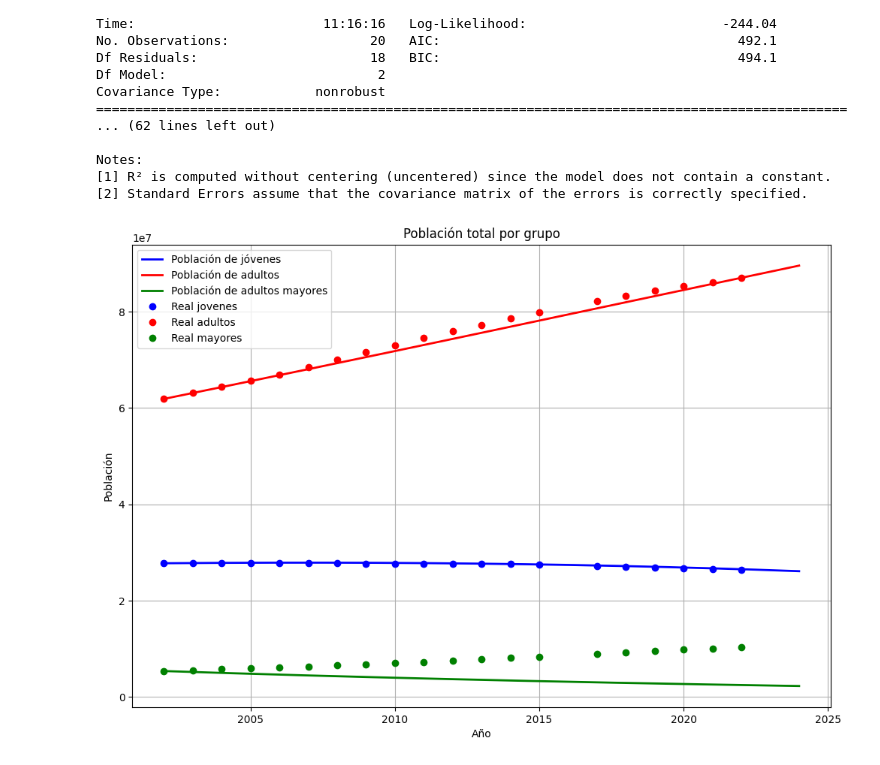
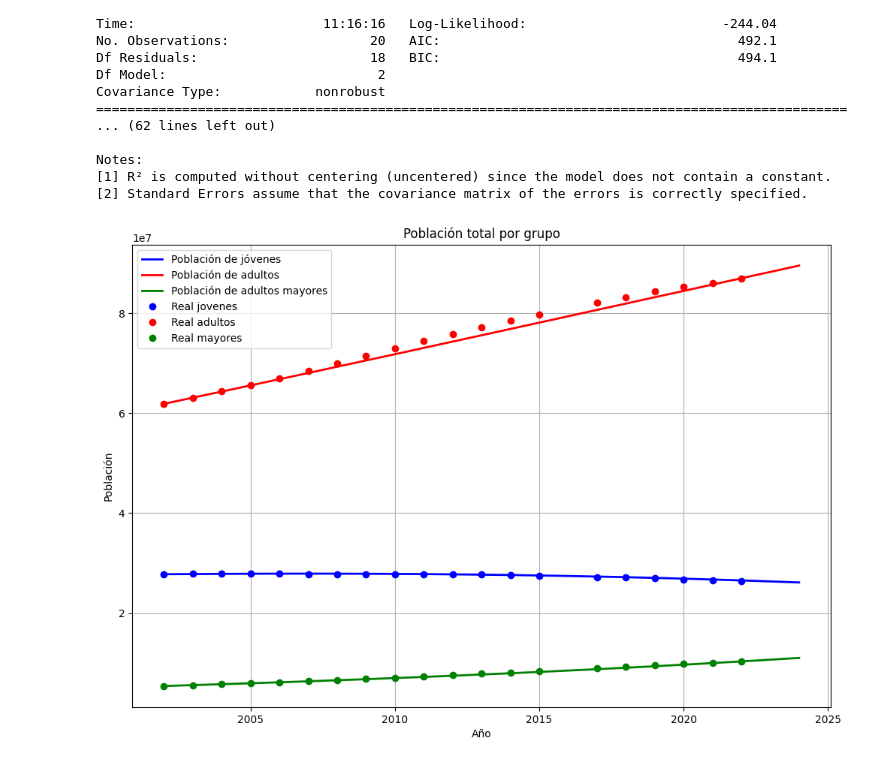
Before and after one commit to Lunaaaalj/MSED, a Jupyter notebook: code/Modelacion_Mexico.ipynb, the cells around one changed output. Saved outputs shown, nothing was run; the diff lists cells and outputs as text; code cells hidden in the pictures.

```diff
--- a/code/Modelacion_Mexico.ipynb
+++ b/code/Modelacion_Mexico.ipynb
@@ -3,7 +3,7 @@
 
 import pandas as pd
 
-df = pd.read_csv('data/datos_mexico.csv')
+df = pd.read_csv('../data/raw/datos_mexico.csv')
 
 df=df.drop(['_id','RENGLON','ENTIDAD'],axis=1)
 
@@ -98,7 +114,7 @@ def sistema_edos(t, y):
     c3 = -0.0036  # tasa de mortalidad adultos (positiva)
     #const2=-3.146e+07
     ta=-0.0002
-    c4 =  0.0344 # tasa de mortalidad mayores
+    c4 =  -0.0344 # tasa de mortalidad mayores
     #const3=-1.404e+06
 
     # ECUACIONES
@@ -120,31 +136,31 @@ def RK4(func, y0, t0, tf, h):
         k4 = np.array(func(t_values[i-1] + h,   y_values[i-1] + h*k3))
         y_values[i] = y_values[i-1] + h*(k1 + 2*k2 + 2*k3 + k4)/6
 
     return t_values, y_values
 
 # y0 = [J, A, E] en 2002
 y0 = [27773497,61886631,5399307]
 t0, tf, h = 0, 22, 0.01
 
 t, y = RK4(sistema_edos, y0, t0, tf, h)
 
 years = 2002 + t
 fig, ax = plt.subplots(1, 1, figsize=(12, 8))
 # Modelo
 ax.plot(years, y[:, 0], 'b-', linewidth=2, label='Población de jóvenes')
 ax.plot(years, y[:, 1], 'r-', linewidth=2, label='Población de adultos')
 ax.plot(years, y[:, 2], 'g-', linewidth=2, label='Población de adultos mayores')
 # Reales
 years_real=df["ANIO"]
 ax.plot(years_real,df["Poblacion de jovenes (3-14)"],'bo',markersize=6,label="Real jovenes")
 ax.plot(years_real,df["Poblacion de adultos (15-64)"],'ro',markersize=6,label="Real adultos")
 ax.plot(years_real,df["Poblacion adultos mayores (65+)"],'go',markersize=6,label="Real mayores")
 
 ax.set_title('Población total por grupo')
 ax.set_xlabel('Año')
 ax.set_ylabel('Población')
 ax.grid(True)
 ax.legend()
 plt.show()
 # %% [output]
-[figure, old version]
+[figure, new version]
```
Also changed, not shown: parts of 2 cells of this notebook, 9 other files.
